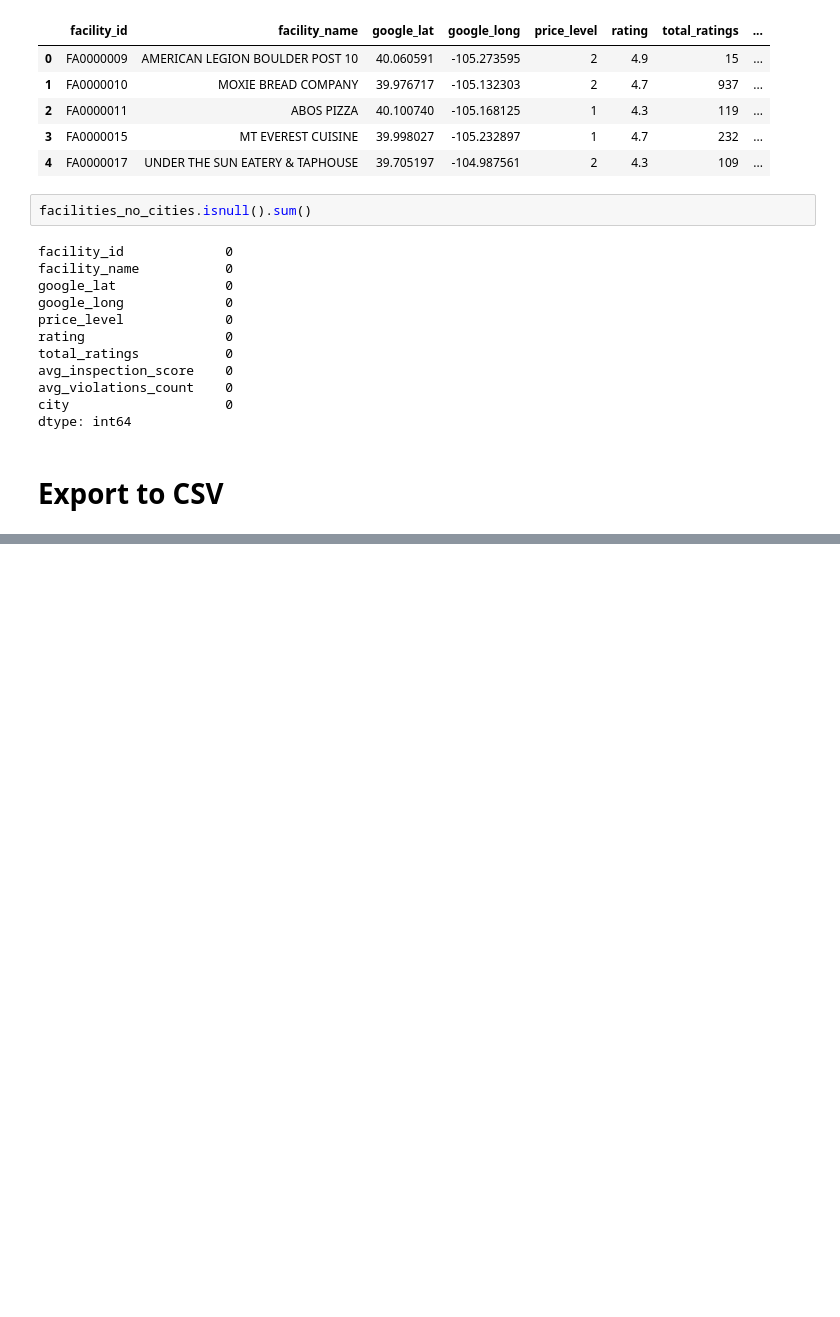
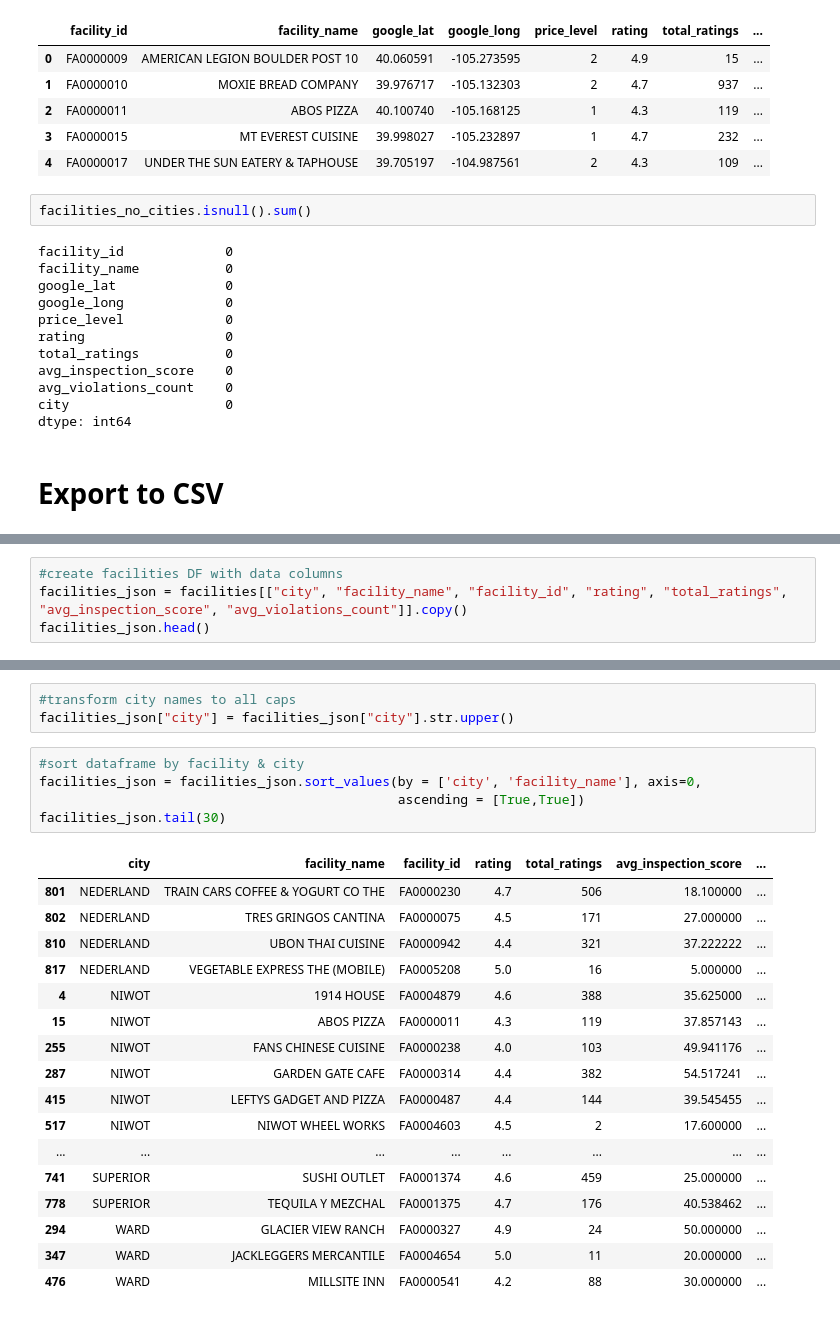
Before and after one commit to kchavez05/boulder-co-health, a Jupyter notebook: Data_Prep/Tableau_cities.ipynb, the cells around one changed output, grey strips where cells are left out. Cells and saved outputs as stored; diff of their text form; blank space fills up the shorter version.

Commit message:
Refactored JSON code to include cities

```diff
--- a/Data_Prep/Tableau_cities.ipynb
+++ b/Data_Prep/Tableau_cities.ipynb
@@ -146,0 +98,4 @@ make_json(csvFilePath, jsonFilePath)
+# %%
+#create facilities DF with data columns
+facilities_json = facilities[["city", "facility_name", "facility_id", "rating", "total_ratings", "avg_inspection_score", "avg_violations_count"]].copy()
+facilities_json.head()
@@ -146,0 +109,26 @@ make_json(csvFilePath, jsonFilePath)
+# %%
+#transform city names to all caps
+facilities_json["city"] = facilities_json["city"].str.upper()
+# %%
+#sort dataframe by facility & city
+facilities_json = facilities_json.sort_values(by = ['city', 'facility_name'], axis=0,
+                                              ascending = [True,True])
+facilities_json.tail(30)
+# %% [output]
+|  | city | facility_name | facility_id | rating | total_ratings | avg_inspection_score | ... |
+| 801 | NEDERLAND | TRAIN CARS COFFEE & YOGURT CO THE | FA0000230 | 4.7 | 506 | 18.100000 | ... |
+| 802 | NEDERLAND | TRES GRINGOS CANTINA | FA0000075 | 4.5 | 171 | 27.000000 | ... |
+| 810 | NEDERLAND | UBON THAI CUISINE | FA0000942 | 4.4 | 321 | 37.222222 | ... |
+| 817 | NEDERLAND | VEGETABLE EXPRESS THE (MOBILE) | FA0005208 | 5.0 | 16 | 5.000000 | ... |
+| 4 | NIWOT | 1914 HOUSE | FA0004879 | 4.6 | 388 | 35.625000 | ... |
+| 15 | NIWOT | ABOS PIZZA | FA0000011 | 4.3 | 119 | 37.857143 | ... |
+| 255 | NIWOT | FANS CHINESE CUISINE | FA0000238 | 4.0 | 103 | 49.941176 | ... |
+| 287 | NIWOT | GARDEN GATE CAFE | FA0000314 | 4.4 | 382 | 54.517241 | ... |
+| 415 | NIWOT | LEFTYS GADGET AND PIZZA | FA0000487 | 4.4 | 144 | 39.545455 | ... |
+| 517 | NIWOT | NIWOT WHEEL WORKS | FA0004603 | 4.5 | 2 | 17.600000 | ... |
+| ... | ... | ... | ... | ... | ... | ... | ... |
+| 741 | SUPERIOR | SUSHI OUTLET | FA0001374 | 4.6 | 459 | 25.000000 | ... |
+| 778 | SUPERIOR | TEQUILA Y MEZCHAL | FA0001375 | 4.7 | 176 | 40.538462 | ... |
+| 294 | WARD | GLACIER VIEW RANCH | FA0000327 | 4.9 | 24 | 50.000000 | ... |
+| 347 | WARD | JACKLEGGERS MERCANTILE | FA0004654 | 5.0 | 11 | 20.000000 | ... |
+| 476 | WARD | MILLSITE INN | FA0000541 | 4.2 | 88 | 30.000000 | ... |
```
Also changed, not shown: parts of 14 cells of this notebook, 2 other files.
